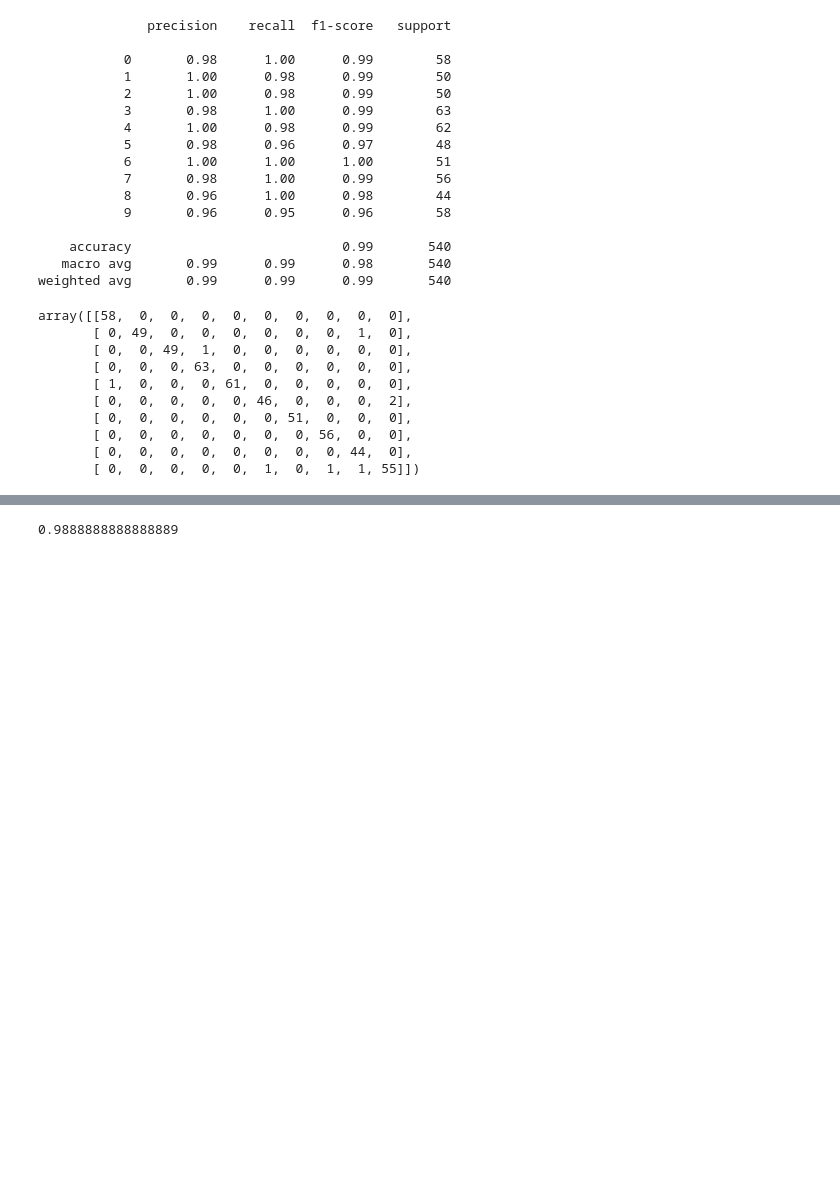
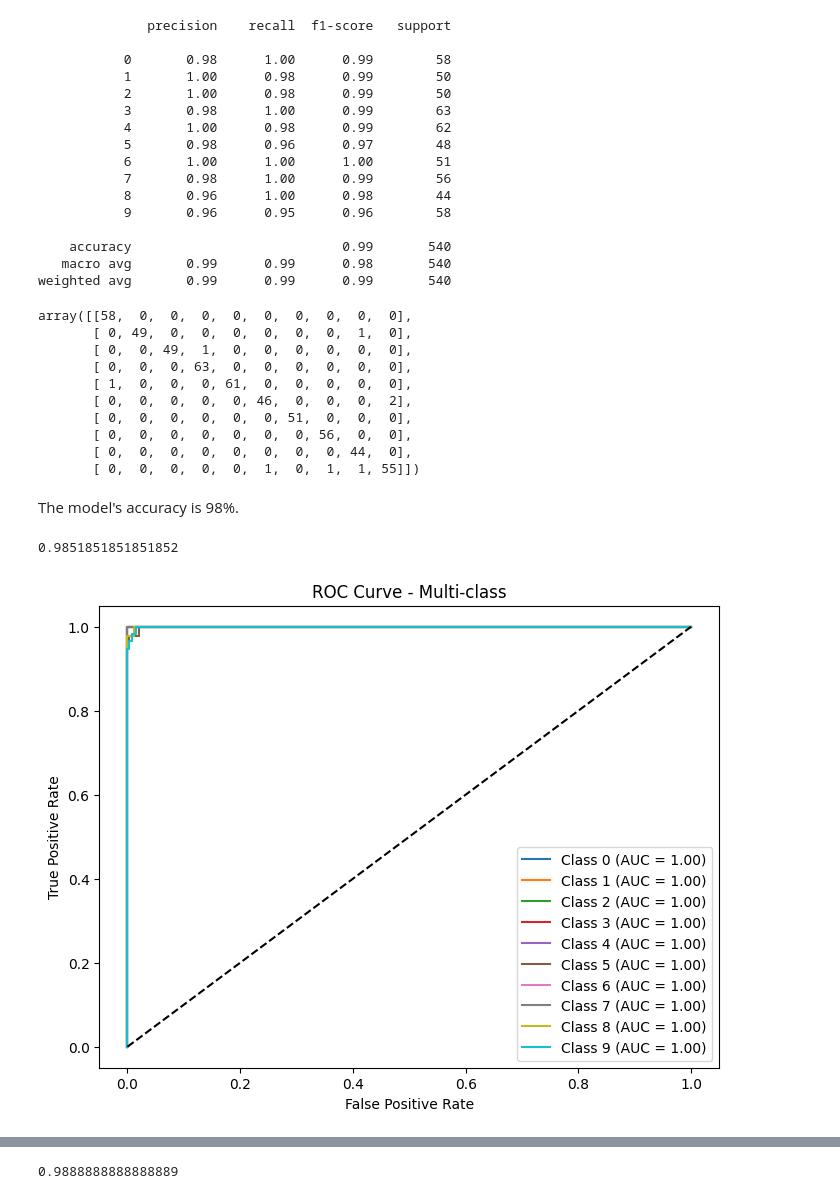
Before and after one commit to Ali-reza-rn/Machine-Learning-Practice, a Jupyter notebook: mnist_dataset/mnist_SVM.ipynb, the cells around one changed output, grey strips where cells are left out. Cells and saved outputs as stored; diff of their text form; code cells hidden in the pictures; blank space fills up the shorter version.

```diff
--- a/mnist_dataset/mnist_SVM.ipynb
+++ b/mnist_dataset/mnist_SVM.ipynb
@@ -105,3 +85,41 @@ array([[58,  0,  0,  0,  0,  0,  0,  0,  0,  0],
        [ 0,  0,  0,  0,  0,  0,  0, 56,  0,  0],
        [ 0,  0,  0,  0,  0,  0,  0,  0, 44,  0],
        [ 0,  0,  0,  0,  0,  1,  0,  1,  1, 55]])
+# %% [markdown]
+The model's accuracy is 98%.
+# %%
+print(accuracy_score(y_test, results))
+# %% [output]
+0.9851851851851852
+# %%
+"""calculate ROC curve for model
+don't know what is roc curve? check documentaion
+"""
+
+# Convert multi-class labels to binary format using one-hot encoding
+y_test_bin = label_binarize(y_test, classes=[0, 1, 2, 3, 4, 5, 6, 7, 8, 9])
+
+# Calculate ROC Metrics for Each Class
+
+fpr = dict() # False Positive Rate
+tpr = dict() # True Positive Rate
+roc_auc = dict() # Area Under Curve
+
+for i in range(10):  # For each digit class 0-9
+    fpr[i], tpr[i], _ = roc_curve(y_test_bin[:, i], y_pred_proba[:, i])
+    roc_auc[i] = auc(fpr[i], tpr[i])
+# %%
+# Visualizatio
+
+plt.figure(figsize=(8, 6))
+for i in range(10):
+    plt.plot(fpr[i], tpr[i], label=f'Class {i} (AUC = {roc_auc[i]:.2f})')
+
+plt.plot([0, 1], [0, 1], 'k--')
+plt.xlabel('False Positive Rate')
+plt.ylabel('True Positive Rate')
+plt.title('ROC Curve - Multi-class')
+plt.legend()
+plt.show()
+# %% [output]
+[figure, added]
```
Also changed, not shown: parts of 25 cells of this notebook.
